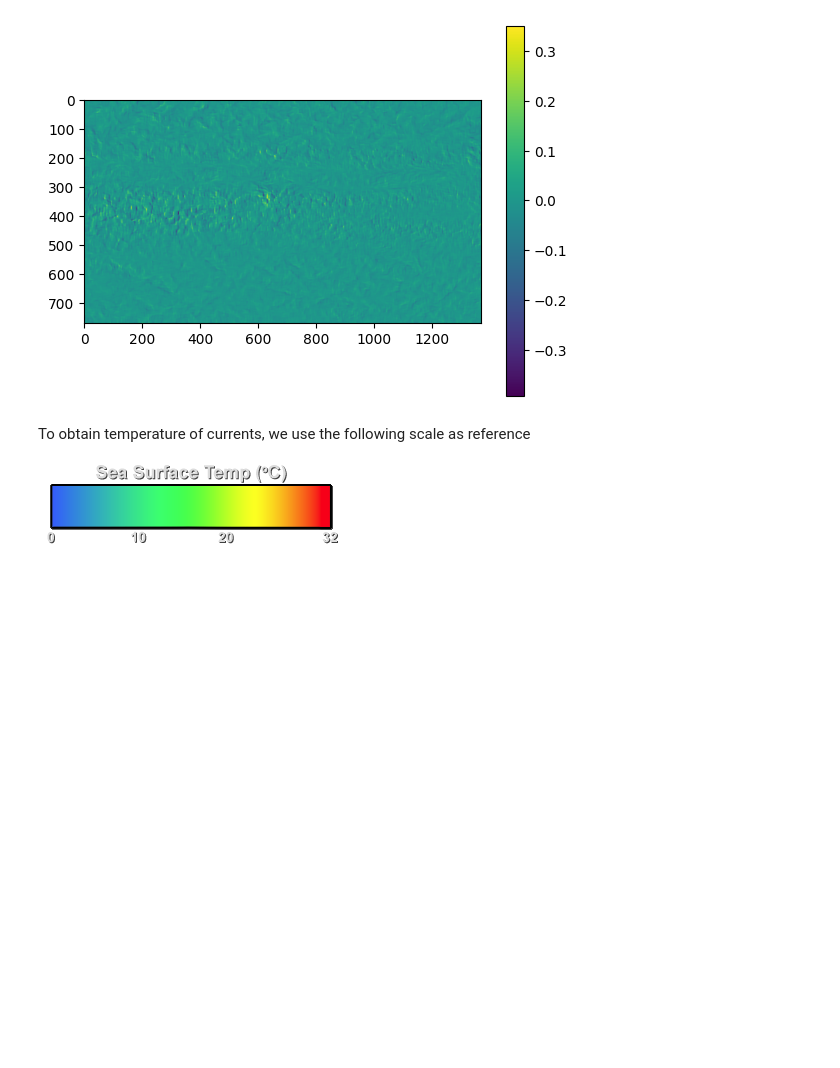
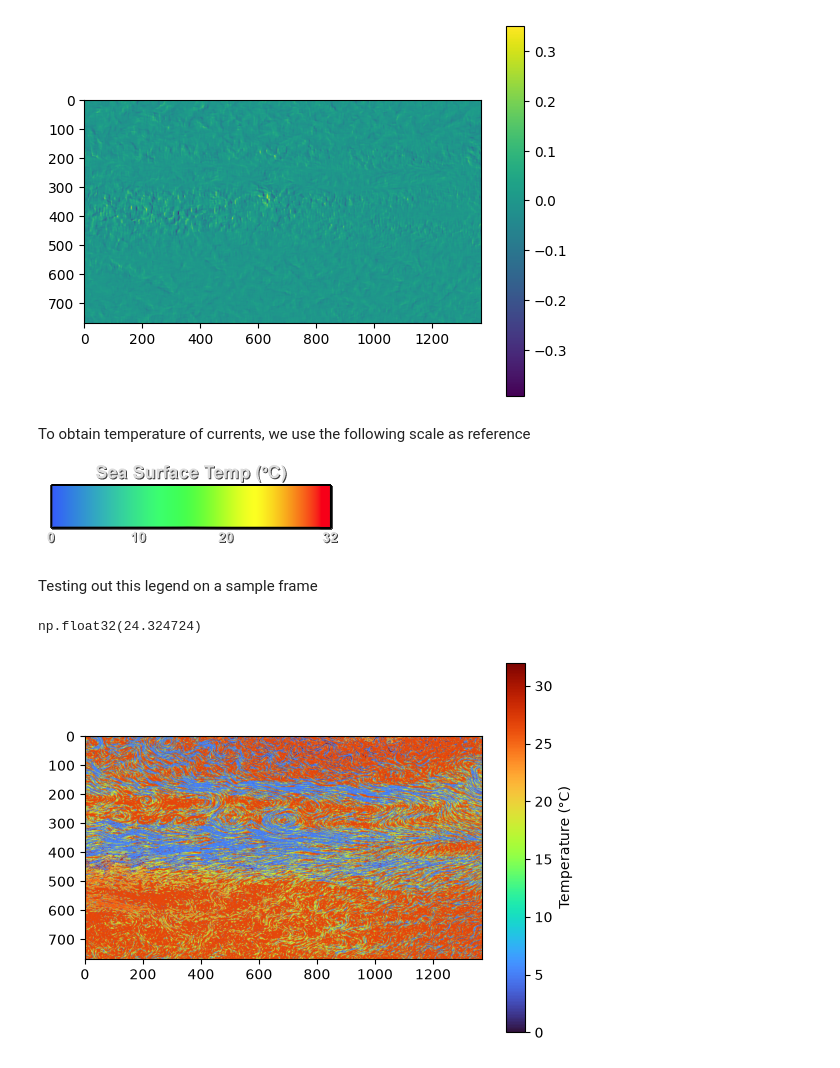
Before and after one commit to Montylim/hamtaro.jukebox.io, a Jupyter notebook: main.ipynb, the cells around one changed output. Saved outputs shown, nothing was run; the diff lists cells and outputs as text; code cells hidden in the pictures; blank space fills up the shorter version.

Commit message:
Added scripts for converting rgb to temperature

```diff
--- a/main.ipynb
+++ b/main.ipynb
@@ -309,2 +329,53 @@ To obtain temperature of currents, we use the following scale as reference
+# %% [markdown]
+Testing out this legend on a sample frame
+# %%
+frame = cv2.imread("frame.png")
+
+frame_rgb = cv2.cvtColor(
+    frame,
+    cv2.COLOR_BGR2RGB
+)
+
+pixels = frame_rgb.reshape(-1, 3).astype(np.int16)
+legend_colors = colors.astype(np.int16)
+
+temperature_map = np.zeros(
+    pixels.shape[0],
+    dtype=np.float32
+)
+
+for i, pixel in enumerate(pixels):
+
+    distances = np.sum(
+        (legend_colors - pixel) ** 2,
+        axis=1
+    )
+
+    idx = np.argmin(distances)
+
+    temperature_map[i] = temperatures[idx]
+
+
+temperature_map = temperature_map.reshape(
+    frame_rgb.shape[:2]
+)
+
+temperature_map[y,x]
+# %% [output]
+np.float32(24.324724)
+# %%
+import matplotlib.pyplot as plt
+
+plt.imshow(
+    temperature_map,
+    cmap="turbo"
+)
+
+plt.colorbar(
+    label="Temperature (°C)"
+)
+plt.show()
+# %% [output]
+[figure, added]
 # %%
 # Temperature of currents (TODO)
```
Also changed, not shown: parts of 1 cell of this notebook.
